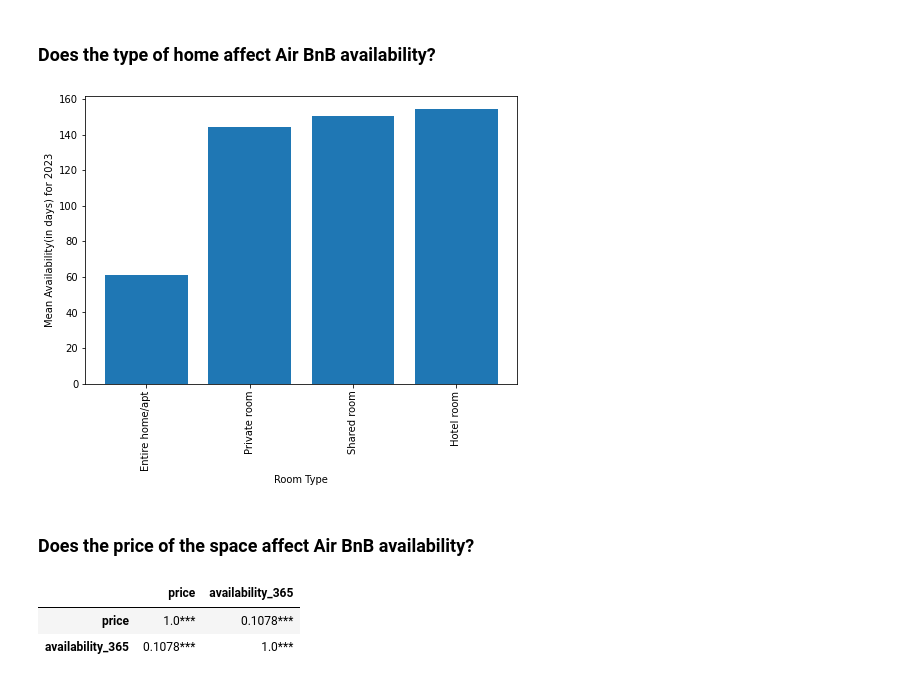
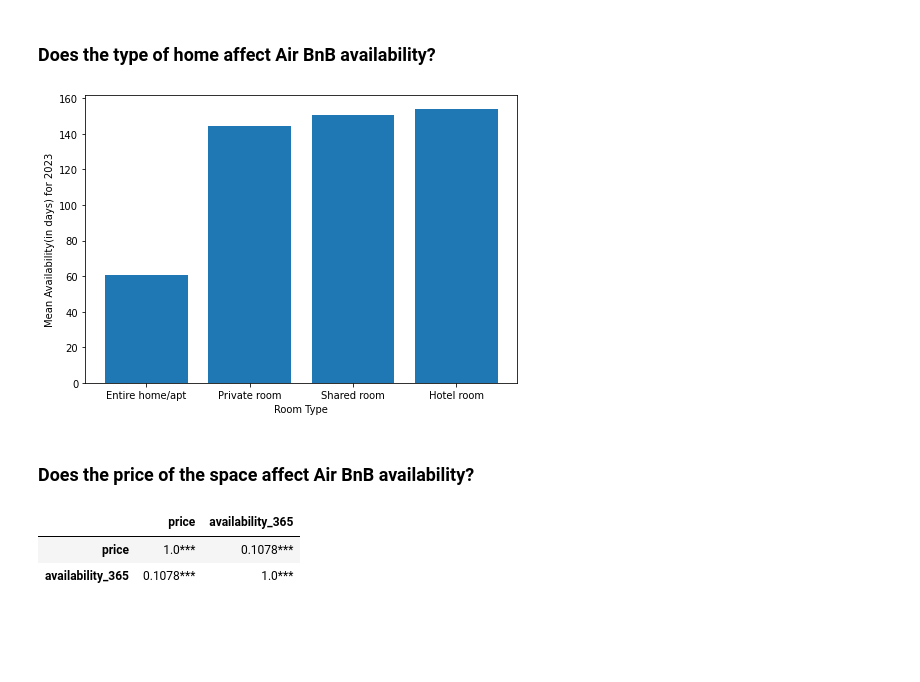
Before and after one commit to ditivaidya/DS-Nanodegree-Project-1-Blog-Post, a Jupyter notebook: Project_I.ipynb, the cells around one changed output. Cells and saved outputs as stored; diff of their text form; code cells hidden in the pictures; blank space fills up the shorter version.

```diff
--- a/Project_I.ipynb
+++ b/Project_I.ipynb
@@ -189,3 +189,15 @@ reviews_per_month                0
 dtype: int64
 # %% [markdown]
 ## Analysis
+# %%
+def barplot(x,y):
+    '''
+    This function helps plot various bar charts. These help you analyse availability vs the factor of interest
+    Input:
+    x, y
+    Output:
+    bar chart
+    '''
+    fig = plt.figure()
+    ax = fig.add_axes([0,0,1,1])
+    ax.bar(x,y)
@@ -291,28 +302,13 @@ plt.show()
 # %%
 roomtyp_avail = listings_clean.groupby(['room_type'], as_index = False, group_keys = False).aggregate({'availability_365':'mean'})
 roomtyp_avail = roomtyp_avail.sort_values(by='availability_365')
-
-fig = plt.figure()
-ax = fig.add_axes([0,0,1,1])
-
-ax.bar(roomtyp_avail['room_type'],roomtyp_avail['availability_365'])
-plt.xticks(rotation=90)
-plt.xlabel("Room Type")
-plt.ylabel("Mean Availability(in days) for 2023")
-plt.show()
-# %% [output]
-[figure, removed]
+# %%
+barplot(roomtyp_avail['room_type'],roomtyp_avail['availability_365'])
+
+plt.xlabel("Room Type")
+plt.ylabel("Mean Availability(in days) for 2023")
+plt.show()
+# %% [output]
+[figure, added]
 # %% [markdown]
 ### Does the price of the space affect Air BnB availability?
-# %%
-##listings_desc_clean.plot.line('review_scores_rating', 'availability_365')
-
-
-rho = listings_desc_clean[['price', 'availability_365']].corr()
-pval = listings_desc_clean[['price', 'availability_365']].corr(method=lambda x, y: pearsonr(x, y)[1]) - np.eye(*rho.shape)
-p = pval.applymap(lambda x: ''.join(['*' for t in [.05, .01, .001] if x<=t]))
-rho.round(4).astype(str) + p
-# %% [output]
-|  | price | availability_365 |
-| price | 1.0*** | 0.1078*** |
-| availability_365 | 0.1078*** | 1.0*** |
@@ -328,0 +315,6 @@ rho.round(4).astype(str) + p
+# %%
+pearson_corr(listings_desc_clean,['price', 'availability_365'])
+# %% [output]
+|  | price | availability_365 |
+| price | 1.0*** | 0.1078*** |
+| availability_365 | 0.1078*** | 1.0*** |
```
Also changed, not shown: parts of 12 cells of this notebook.
